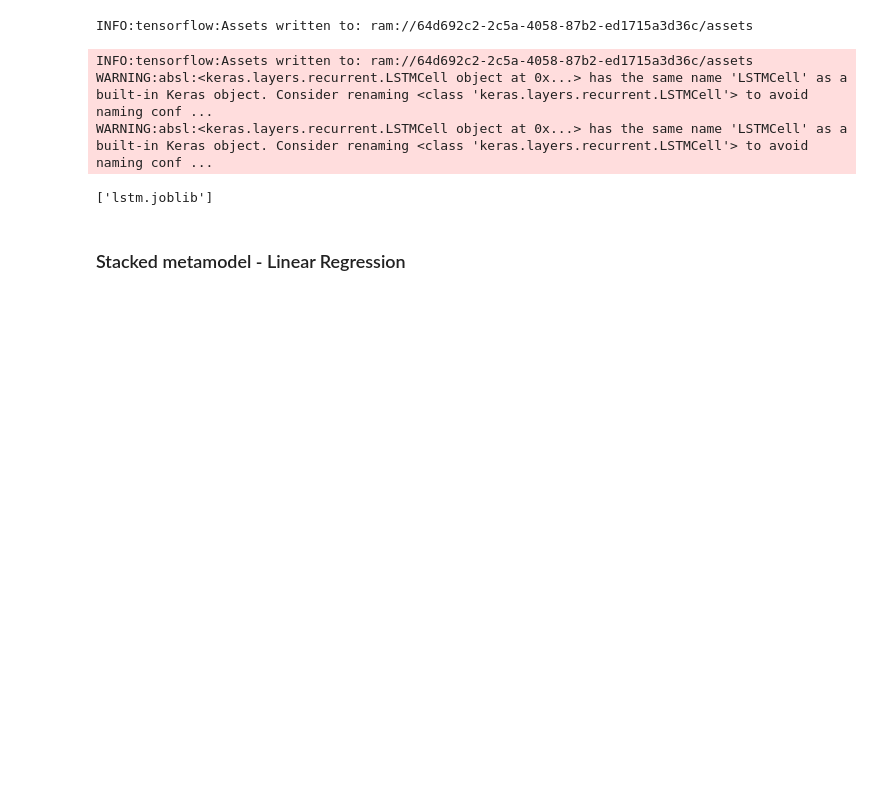
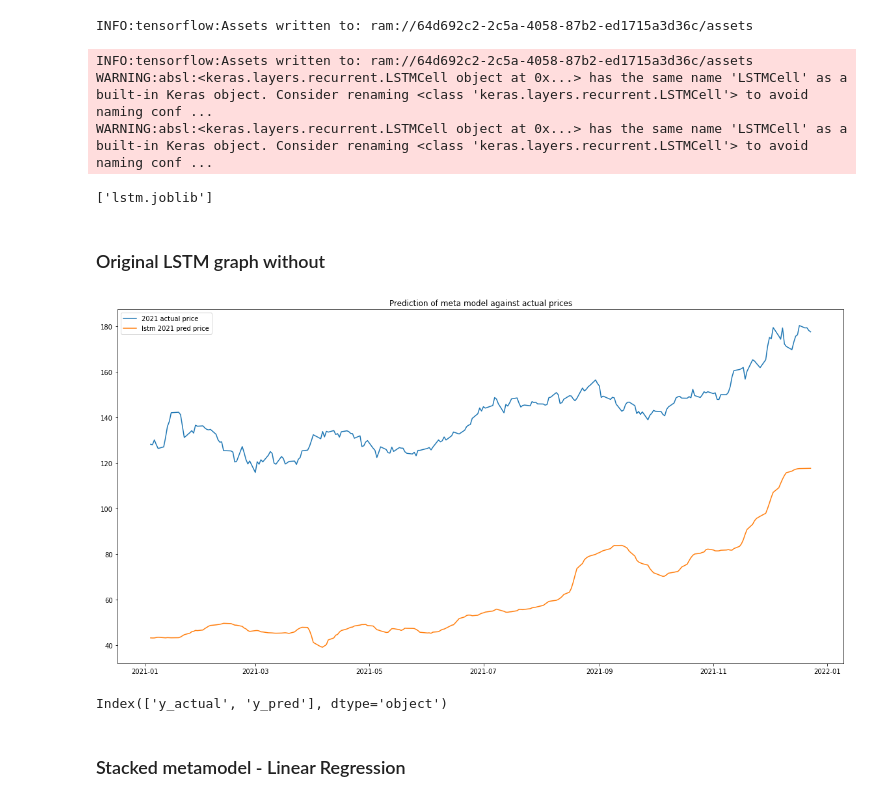
Before and after one commit to ivanlimsy/iOracle, a Jupyter notebook: notebooks/iOracle Deep Learning Ivan.ipynb, the cells around one changed output. Drawn from its saved outputs; the diff is of its cells as text; code cells hidden in the pictures; blank space fills up the shorter version.

```diff
--- a/notebooks/iOracle Deep Learning Ivan.ipynb
+++ b/notebooks/iOracle Deep Learning Ivan.ipynb
@@ -898,6 +966,23 @@ WARNING:absl:<keras.layers.recurrent.LSTMCell object at 0x...> has the same name
 loaded = joblib.load("lstm.joblib")
 # %%
 test = loaded.predict(X_train)
+# %% [markdown]
+### Original LSTM graph without
+# %%
+df = pd.read_pickle('lstm_result.pickle')
+# %%
+plt.figure(figsize=(20,10))
+plt.plot(df.index, df['y_actual'], label='2021 actual price')
+plt.plot(df.index, df['y_pred'], label='lstm 2021 pred price')
+plt.legend()
+plt.title('Prediction of meta model against actual prices')
+plt.show()
+# %% [output]
+[figure, added]
+# %%
+df.columns
+# %% [output]
+Index(['y_actual', 'y_pred'], dtype='object')
 # %% [markdown]
 ### Stacked metamodel - Linear Regression
 # %%
```
Also changed, not shown: parts of 19 cells of this notebook.
